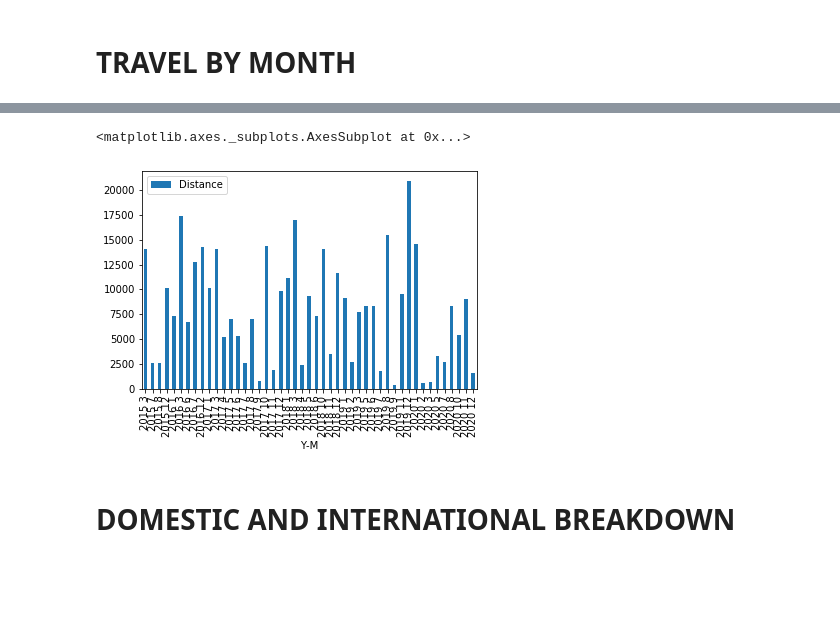
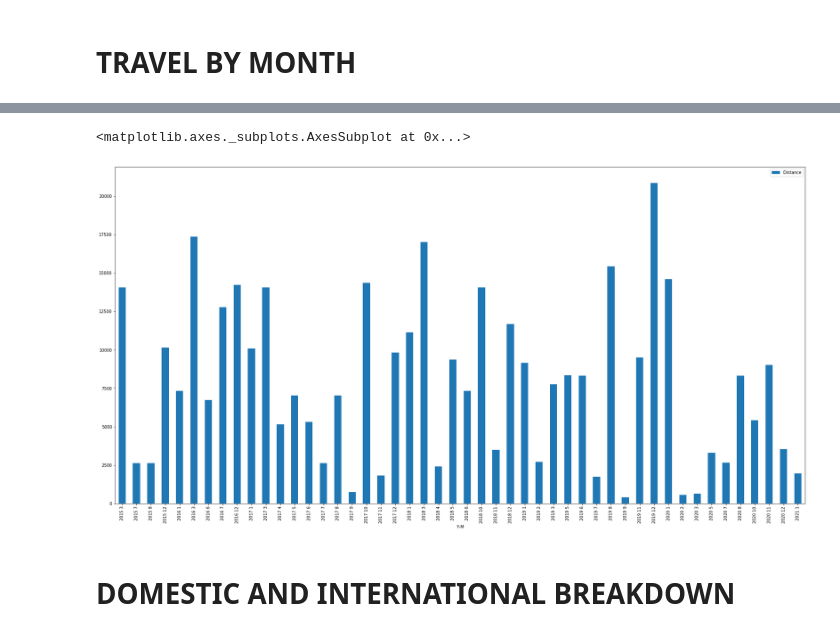
Before and after one commit to picrazy2/picrazy2.github.io, a Jupyter notebook: flightlog/flight log.ipynb, the cells around one changed output, grey strips where cells are left out. Saved outputs shown, nothing was run; the diff lists cells and outputs as text; code cells hidden in the pictures; blank space fills up the shorter version.

```diff
--- a/flightlog/flight log.ipynb
+++ b/flightlog/flight log.ipynb
@@ -253,13 +254,13 @@ dist_yearm.sort_values(by='Distance', ascending=False).head(30)
 # %%
 a = dist_yearm.reset_index()
 a['Date'] = a['Date'].astype('int32')
 a['Month'] = a['Month'].astype('int32')
 
 a['Y-M'] = a['Date'].astype(str) + ' ' + a['Month'].astype(str)
-a.plot('Y-M', 'Distance', kind='bar')
+a.plot('Y-M', 'Distance', kind='bar', figsize=(30, 15))
 # %% [output]
 <matplotlib.axes._subplots.AxesSubplot at 0x...>
-[figure, old version]
+[figure, new version]
 # %% [markdown]
 # DOMESTIC AND INTERNATIONAL BREAKDOWN
 # %%
```
Also changed, not shown: parts of 22 cells of this notebook, 14 other files.
